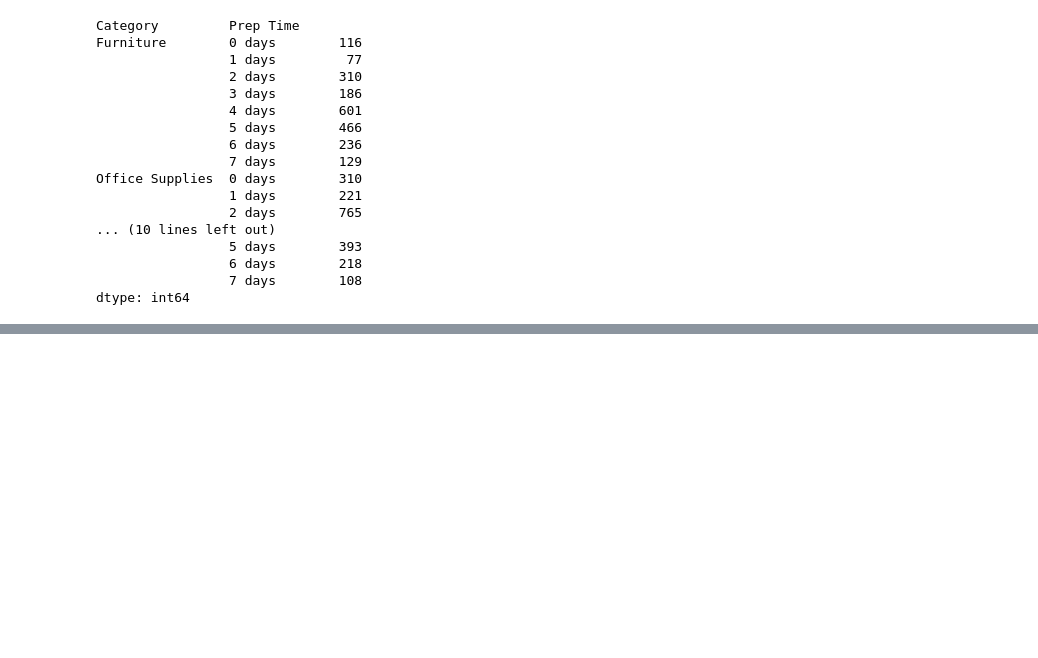
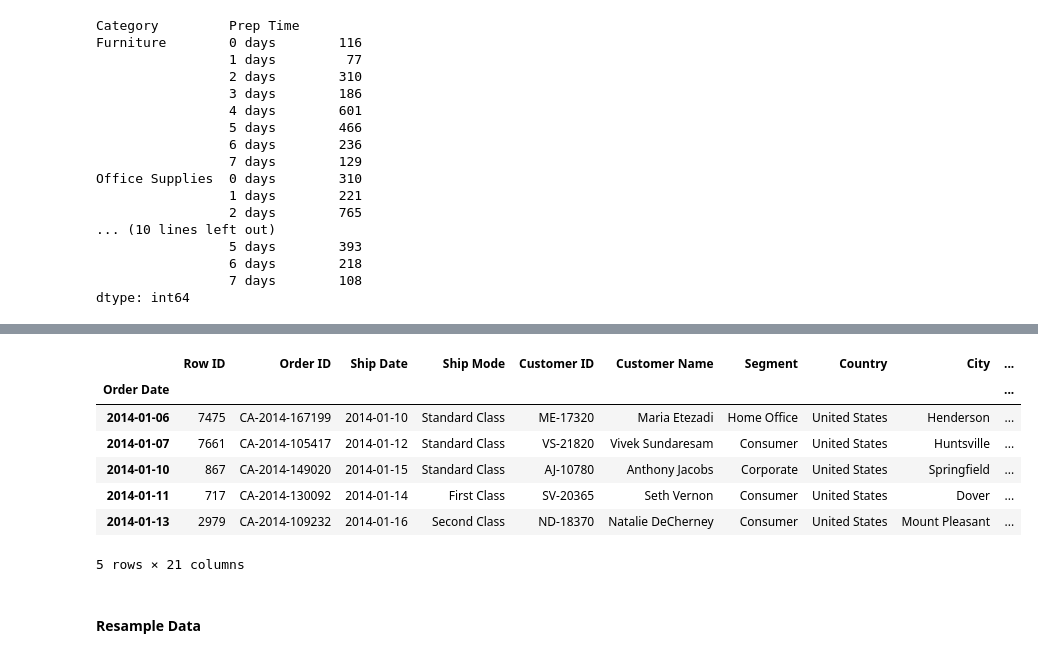
Before and after one commit to samar14641/timeseries-101, a Jupyter notebook: superstore.ipynb, the cells around one changed output, grey strips where cells are left out. Drawn from its saved outputs; the diff is of its cells as text; code cells hidden in the pictures; blank space fills up the shorter version.

```diff
--- a/superstore.ipynb
+++ b/superstore.ipynb
@@ -156,0 +178,14 @@ dtype: int64
+# %%
+df = df.sort_values(by = 'Order Date').set_index('Order Date')
+df.head()
+# %% [output]
+|  | Row ID | Order ID | Ship Date | Ship Mode | Customer ID | Customer Name | Segment | Country | City | ... |
+| Order Date |  |  |  |  |  |  |  |  |  | ... |
+| 2014-01-06 | 7475 | CA-2014-167199 | 2014-01-10 | Standard Class | ME-17320 | Maria Etezadi | Home Office | United States | Henderson | ... |
+| 2014-01-07 | 7661 | CA-2014-105417 | 2014-01-12 | Standard Class | VS-21820 | Vivek Sundaresam | Consumer | United States | Huntsville | ... |
+| 2014-01-10 | 867 | CA-2014-149020 | 2014-01-15 | Standard Class | AJ-10780 | Anthony Jacobs | Corporate | United States | Springfield | ... |
+| 2014-01-11 | 717 | CA-2014-130092 | 2014-01-14 | First Class | SV-20365 | Seth Vernon | Consumer | United States | Dover | ... |
+| 2014-01-13 | 2979 | CA-2014-109232 | 2014-01-16 | Second Class | ND-18370 | Natalie DeCherney | Consumer | United States | Mount Pleasant | ... |
+5 rows × 21 columns
+# %% [markdown]
+#### Resample Data
```
Also changed, not shown: parts of 10 cells of this notebook.
